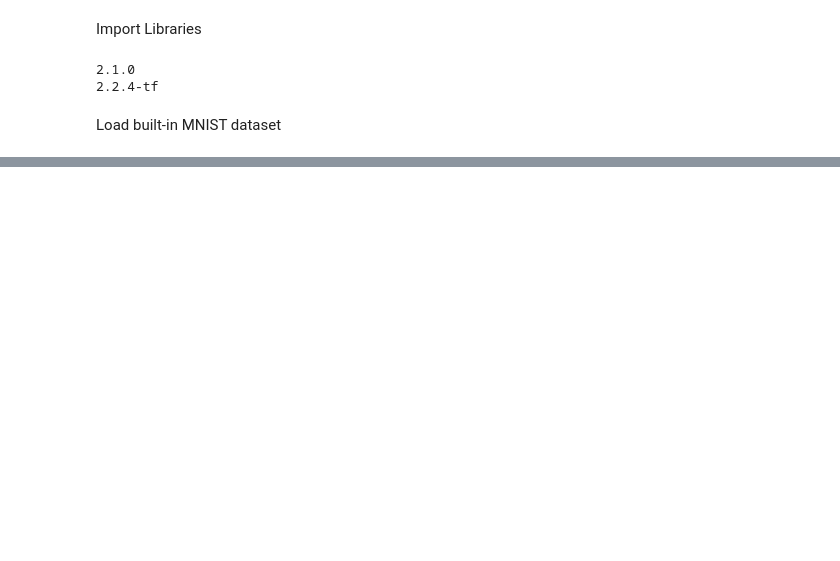
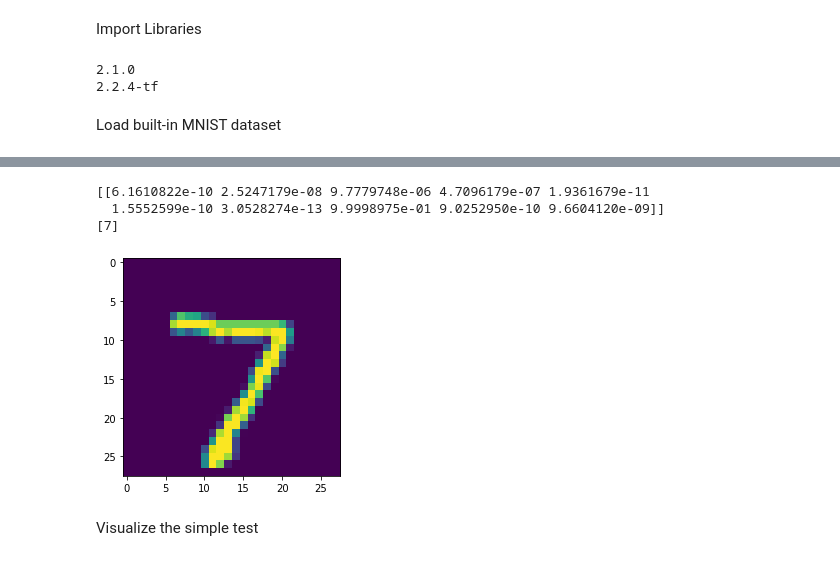
Before and after one commit to ogzugru/CNN-Start-Project, a Jupyter notebook: first.ipynb, the cells around one changed output, grey strips where cells are left out. Drawn from its saved outputs; the diff is of its cells as text; code cells hidden in the pictures; blank space fills up the shorter version.

```diff
--- a/first.ipynb
+++ b/first.ipynb
@@ -44,0 +95,7 @@ plt.show()
+# %%
+#train_images = X_train_full.reshape((60000, 28 * 28))
+#train_images = train_images.astype('float32') / 255
+train_images = np.expand_dims(X_train_full, axis=-1)
+train_labels = to_categorical(y_train_full,10)
+
+res = model.fit(train_images, train_labels, batch_size=32, epochs=5, validation_split=0.1)
@@ -44,0 +109,7 @@ plt.show()
+# %%
+X_test_expanded = np.expand_dims(X_test, axis=-1)
+y_test_expanded = to_categorical(y_test,10)
+
+score = model.evaluate(X_test_expanded, y_test_expanded, verbose=0)
+print("Test loss:", score[0])
+print("Test accuracy:", score[1])
@@ -44,0 +119,23 @@ plt.show()
+# %%
+a_data = X_test_expanded[0]
+a_data = np.expand_dims(a_data, axis=0)
+a_data.shape
+
+a_label = y_test_expanded[0]
+a_label = np.expand_dims(a_label, axis=0)
+a_label.shape
+
+plt.imshow(X_test_expanded[0])
+
+model.predict(a_data)
+print(model.predict(a_data))
+
+model.predict_classes(a_data)
+print(model.predict_classes(a_data))
+# %% [output]
+[[6.1610822e-10 2.5247179e-08 9.7779748e-06 4.7096179e-07 1.9361679e-11
+  1.5552599e-10 3.0528274e-13 9.9998975e-01 9.0252950e-10 9.6604120e-09]]
+[7]
+[figure, added]
+# %% [markdown]
+Visualize the simple test
```
Also changed, not shown: parts of 10 cells of this notebook.
